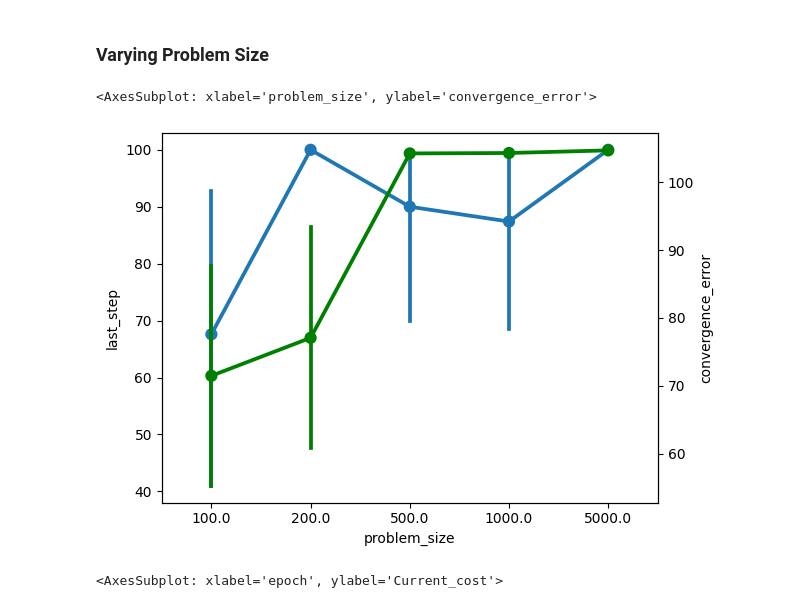
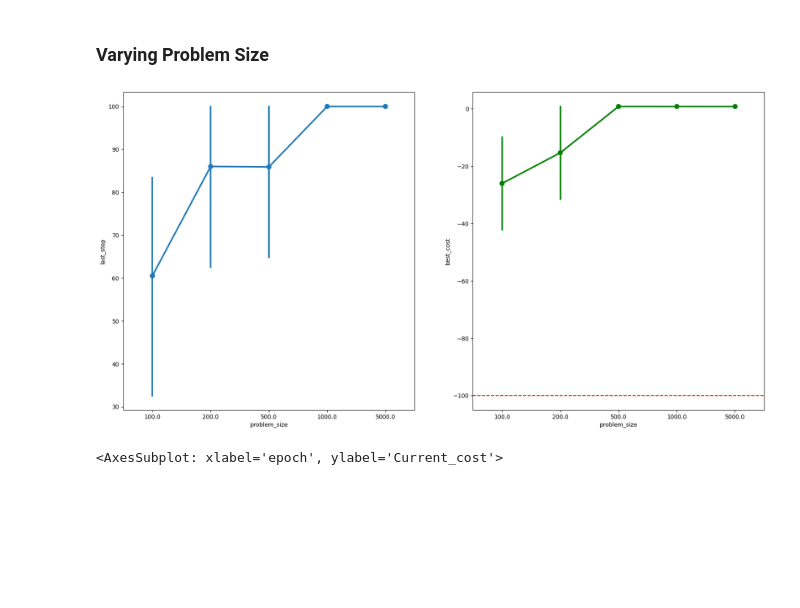
Before and after one commit to LucaSfragara/SimulatedAnnealing, a Jupyter notebook: probl.ipynb, the cells around one changed output. Saved outputs shown, nothing was run; the diff lists cells and outputs as text; code cells hidden in the pictures; blank space fills up the shorter version.

```diff
--- a/probl.ipynb
+++ b/probl.ipynb
@@ -164,12 +165,15 @@ data_df = pd.DataFrame(data, columns=["problem_size", "last_step", "best_cost",
 # %%
-fig, ax = plt.subplots(1,1)
-ax2 = ax.twinx()
+fig, (ax0, ax1) = plt.subplots(1,2)
+fig.set_size_inches(20,10)
 
-sns.pointplot(data = data_df, x = "problem_size", y = "last_step", ax = ax)
-sns.pointplot(data = data_df, x = "problem_size", y = "convergence_error", ax = ax2, color = "green")
+sns.pointplot(data = data_df, x = "problem_size", y = "last_step", ax = ax0, label = "last step")
+
+sns.pointplot(data = data_df, x = "problem_size", y = "best_cost", ax = ax1, color = "green", label = "convergence error")
+ax1.axhline(y=-100, color='red', linestyle='--', label='Horizontal Line at -100')
+
+plt.show()
 # %% [output]
-<AxesSubplot: xlabel='problem_size', ylabel='convergence_error'>
-[figure, old version]
+[figure, new version]
 # %%
 sns.lineplot(data = hist[:-1], x = "epoch", y = "Acceptance_rate")
 ax2 = plt.twinx()
```
Also changed, not shown: parts of 1 cell of this notebook.
